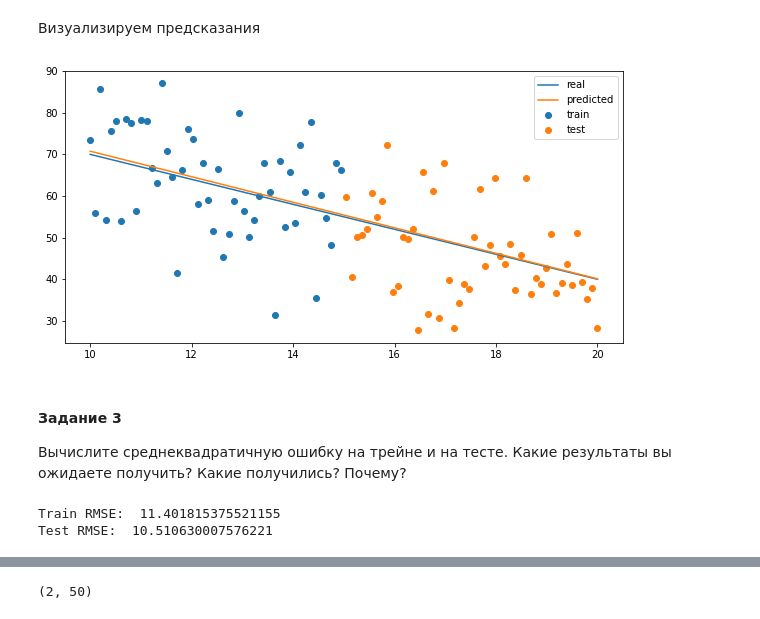
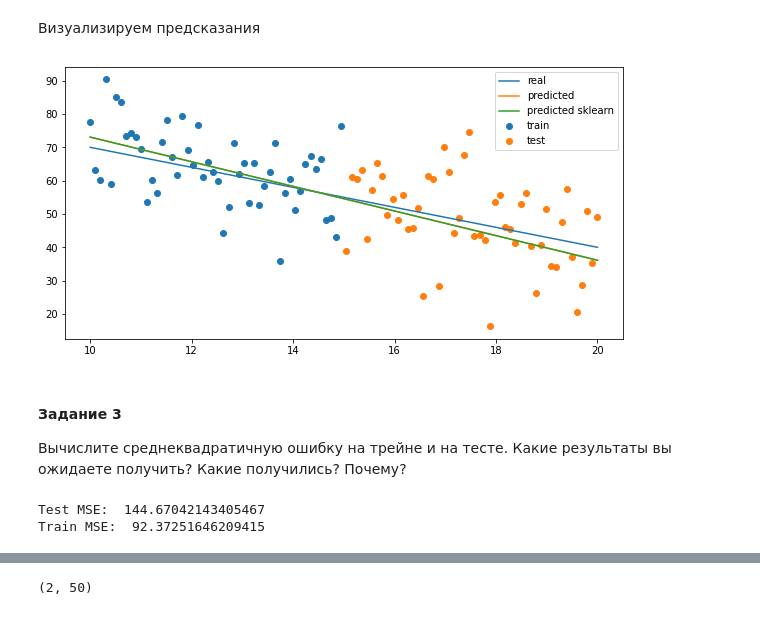
Before and after one commit to sakutepov/MADMO, a Jupyter notebook: 03_day/Linear_Models.ipynb, the cells around one changed output, grey strips where cells are left out. Cells and saved outputs as stored; diff of their text form; code cells hidden in the pictures.

```diff
--- a/03_day/Linear_Models.ipynb
+++ b/03_day/Linear_Models.ipynb
@@ -28,3 +28,6 @@ $$ w = (X^TX)^{-1}X^TY $$
 Реализуйте линейную регрессию, которая вычисляет веса признаков по формуле указанной выше
 
 np.linalg.inv() - функция. которая возвращает обратную матрицу
+# %%
+X = np.random.rand(3, 2)
+a = np.ones(len(X))
@@ -31,6 +52,5 @@ np.linalg.inv() - функция. которая возвращает обрат
 # %%
 class MyLinearRegression:
-
     def __init__(self):
         self.w = None
         pass
@@ -38,23 +58,23 @@ class MyLinearRegression:
     def fit(self, X, y):
         # Принимает на вход X, y и вычисляет веса по данной выборке
         # Не забудьте про фиктивный признак равный 1!
-        a =
-        X =
+        a = np.ones(len(X))
+        X = np.hstack((X, a[:, None]))
         # В эту переменную нужно сохранить результат:
         #np.dot(  A , B ) == A@B
-        self.w =
+        self.w = np.linalg.inv(X.T @ X) @ X.T @ y
 
     def predict(self, X):
         # Принимает на вход X и возвращает ответы модели
         # Не забудьте про фиктивный признак равный 1!
-        a =
-        X =
+        a = np.ones(len(X))
+        X = np.hstack((X, a[:, None]))
 
-        y_pred = # Результат предсказания
+        y_pred = X @ self.w # Результат предсказания
         return y_pred
 
     def get_weights(self):
-        return  # тут тоже что-то нужно исправить
+        return self.w # тут тоже что-то нужно исправить
 # %% [markdown]
 Протестируем нашу модель на искуственных данных
 # %%
@@ -89,34 +111,38 @@ plt.show()
 # %%
 regressor = MyLinearRegression()
+reg = LinearRegression()
 
+reg.fit(X_train, y_train)
 regressor.fit(X_train , y_train)
 # %% [markdown]
 Визуализируем предсказания
 # %%
 plt.figure(figsize=(10, 5))
 plt.plot(X, y, label='real')
 plt.scatter(X_train, y_train, label='train')
 plt.scatter(X_test, y_test, label='test')
 plt.plot(X, regressor.predict(X.reshape(-1, 1)), label='predicted')
+plt.plot(X, reg.predict(X.reshape(-1, 1)), label='predicted sklearn')
+
 plt.legend()
 plt.show()
 # %% [output]
-[figure, old version]
+[figure, new version]
 # %% [markdown]
 #### Задание 3
 
 Вычислите среднеквадратичную ошибку на трейне и на тесте.
 Какие результаты вы ожидаете получить? Какие получились? Почему?
-# %%
-from sklearn.metrics import
-
-# ВАШ КОД ЗДЕСЬ
-
-print('Train MSE: ',)
-print('Test MSE: ', )
-# %% [output]
-Train RMSE:  11.401815375521155
-Test RMSE:  10.510630007576221
+# %%
+from sklearn.metrics import mean_squared_error, mean_absolute_error, mean_absolute_percentage_error
+
+# ВАШ КОД ЗДЕСЬ
+
+print('Test MSE: ', mean_squared_error(y_test, regressor.predict(X_test.reshape(-1, 1))))
+print('Train MSE: ', mean_squared_error(y_test, regressor.predict(X_train.reshape(-1, 1))))
+# %% [output]
+Test MSE:  144.67042143405467
+Train MSE:  92.37251646209415
 # %%
 X = np.linspace(-20, 20, 100)
 y = -1 * X**2  + 100
```
Also changed, not shown: parts of 23 cells of this notebook, 1 other file.
